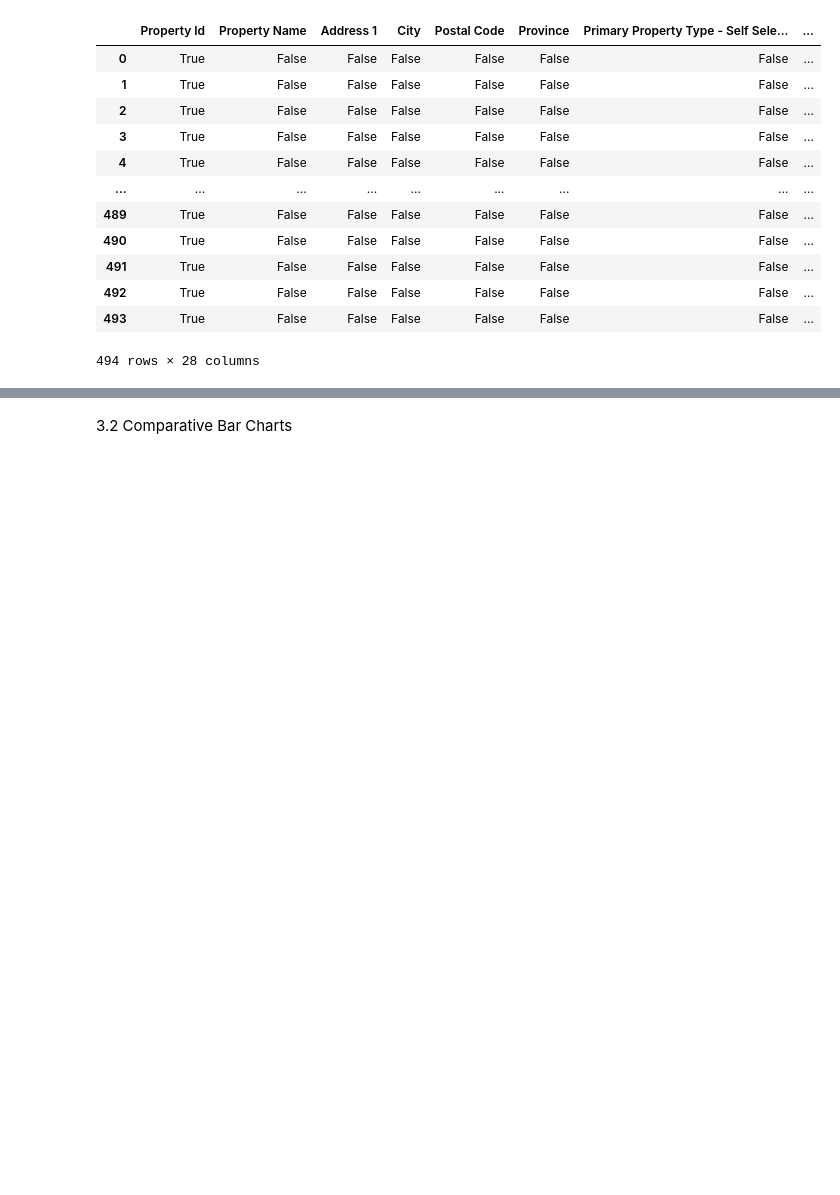
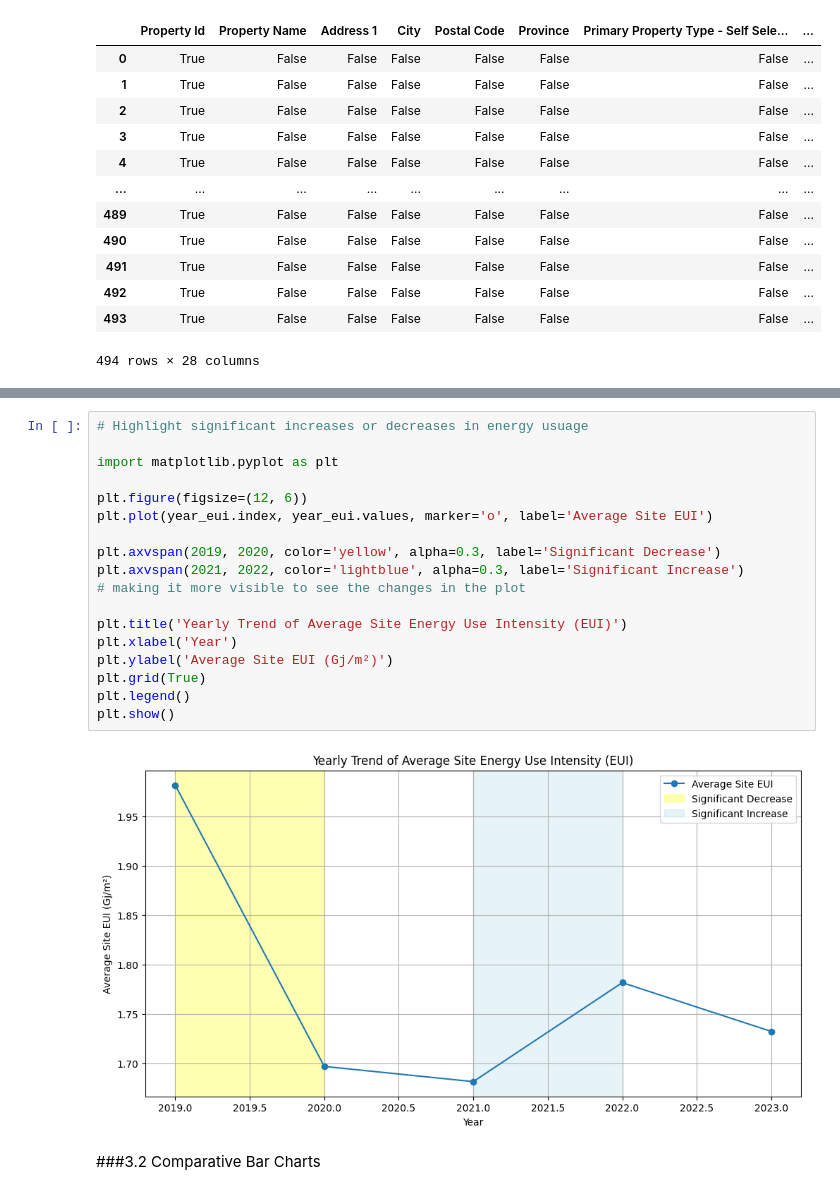
Before and after one commit to RubyNouriK/DATA601-HW, a Jupyter notebook: HW4.ipynb, the cells around one changed output, grey strips where cells are left out. Drawn from its saved outputs; the diff is of its cells as text; blank space fills up the shorter version.

```diff
--- a/HW4.ipynb
+++ b/HW4.ipynb
@@ -611,2 +630,22 @@ display(dt_energy)
+# %%
+# Highlight significant increases or decreases in energy usuage
+
+import matplotlib.pyplot as plt
+
+plt.figure(figsize=(12, 6))
+plt.plot(year_eui.index, year_eui.values, marker='o', label='Average Site EUI')
+
+plt.axvspan(2019, 2020, color='yellow', alpha=0.3, label='Significant Decrease')
+plt.axvspan(2021, 2022, color='lightblue', alpha=0.3, label='Significant Increase')
+# making it more visible to see the changes in the plot
+
+plt.title('Yearly Trend of Average Site Energy Use Intensity (EUI)')
+plt.xlabel('Year')
+plt.ylabel('Average Site EUI (Gj/m²)')
+plt.grid(True)
+plt.legend()
+plt.show()
+# %% [output]
+[figure, added]
 # %% [markdown]
-3.2 Comparative Bar Charts
+###3.2 Comparative Bar Charts
```
Also changed, not shown: parts of 39 cells of this notebook.
